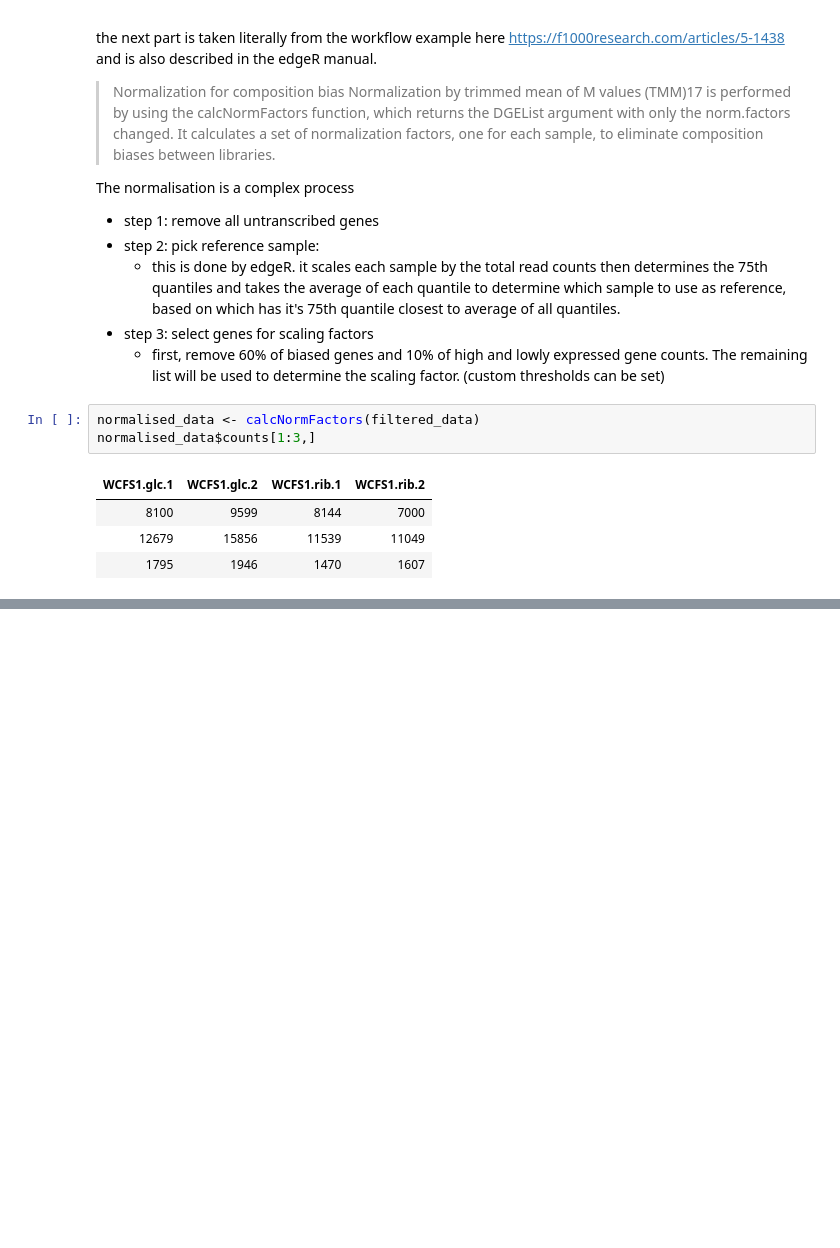
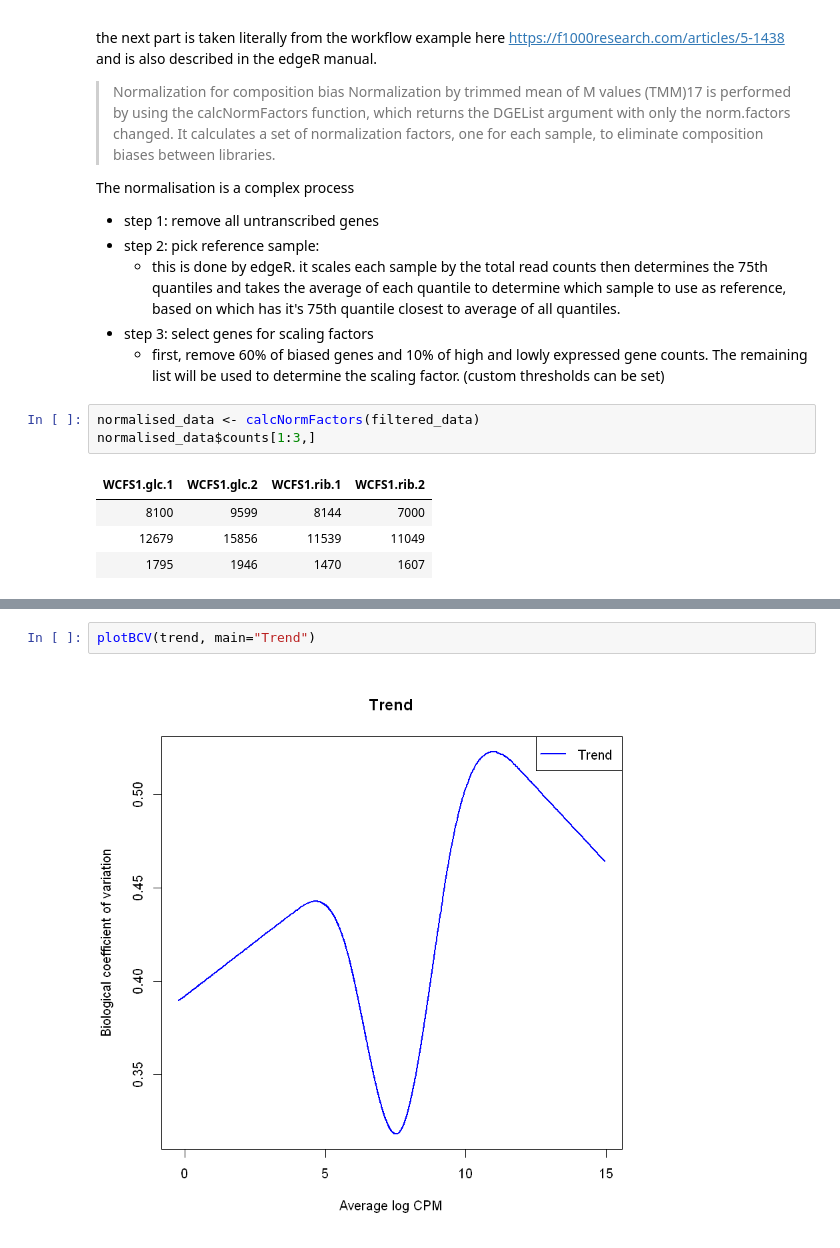
Before and after one commit to Queuebee2/Course6Tutor, a Jupyter notebook: R/Normalising data using edgeR.ipynb, the cells around one changed output, grey strips where cells are left out. Saved outputs shown, nothing was run; the diff lists cells and outputs as text; blank space fills up the shorter version.

```diff
--- a/R/Normalising data using edgeR.ipynb
+++ b/R/Normalising data using edgeR.ipynb
@@ -97,0 +116,4 @@ plotBCV(normalised_data_dispersion)
+# %%
+plotBCV(trend, main="Trend")
+# %% [output]
+[figure, added]
```
Also changed, not shown: parts of 14 cells of this notebook.
